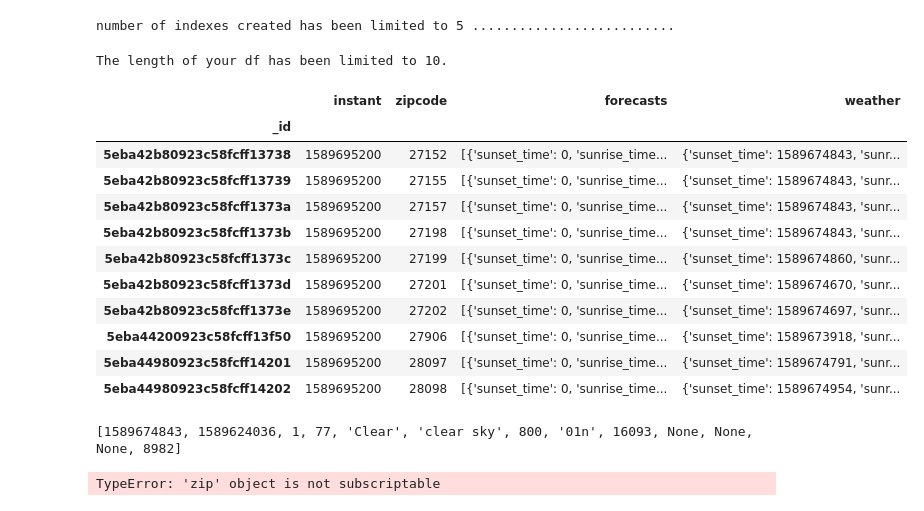
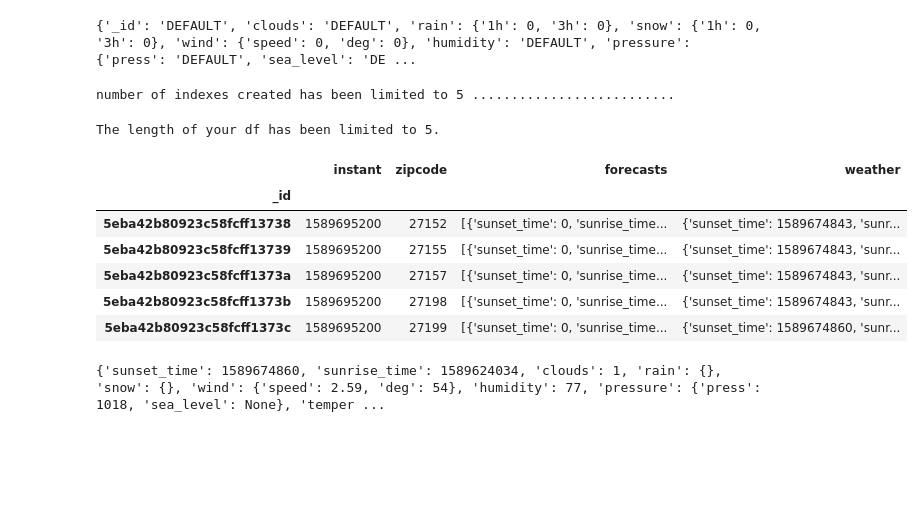
Before and after one commit to mvanorder/forecast-forecast, a Jupyter notebook: Learn/d_frame.ipynb, the cells around one changed output. Cells and saved outputs as stored; diff of their text form; code cells hidden in the pictures; blank space fills up the shorter version.

Commit message:
added default weather dict to Weather that updates with given data

```diff
--- a/Learn/d_frame.ipynb
+++ b/Learn/d_frame.ipynb
@@ -123,3 +45,7 @@ printing uri from forecast-forecast.config-- mongodb+srv://chuckvanhoff:Fe7ePrX%
+# %%
+print(w.weather)
+# %% [output]
+{'_id': 'DEFAULT', 'clouds': 'DEFAULT', 'rain': {'1h': 0, '3h': 0}, 'snow': {'1h': 0, '3h': 0}, 'wind': {'speed': 0, 'deg': 0}, 'humidity': 'DEFAULT', 'pressure': {'press': 'DEFAULT', 'sea_level': 'DE ...
 # %%
 collection = 'legit_inst'
 db = 'owmap'
@@ -188,45 +105,21 @@ def flatten(dic):
 # %%
-df = read_mongo_a(config.uri, db, collection, limit=10)
+df = read_mongo_a(config.uri, db, collection, limit=5)
 df.set_index(['_id'])
 # %% [output]
-The length of your df has been limited to 10.
+The length of your df has been limited to 5.
 |  | instant | zipcode | forecasts | weather |
 | _id |  |  |  |  |
 | 5eba42b80923c58fcff13738 | 1589695200 | 27152 | [{'sunset_time': 0, 'sunrise_time... | {'sunset_time': 1589674843, 'sunr... |
 | 5eba42b80923c58fcff13739 | 1589695200 | 27155 | [{'sunset_time': 0, 'sunrise_time... | {'sunset_time': 1589674843, 'sunr... |
 | 5eba42b80923c58fcff1373a | 1589695200 | 27157 | [{'sunset_time': 0, 'sunrise_time... | {'sunset_time': 1589674843, 'sunr... |
 | 5eba42b80923c58fcff1373b | 1589695200 | 27198 | [{'sunset_time': 0, 'sunrise_time... | {'sunset_time': 1589674843, 'sunr... |
 | 5eba42b80923c58fcff1373c | 1589695200 | 27199 | [{'sunset_time': 0, 'sunrise_time... | {'sunset_time': 1589674860, 'sunr... |
-| 5eba42b80923c58fcff1373d | 1589695200 | 27201 | [{'sunset_time': 0, 'sunrise_time... | {'sunset_time': 1589674670, 'sunr... |
-| 5eba42b80923c58fcff1373e | 1589695200 | 27202 | [{'sunset_time': 0, 'sunrise_time... | {'sunset_time': 1589674697, 'sunr... |
-| 5eba44200923c58fcff13f50 | 1589695200 | 27906 | [{'sunset_time': 0, 'sunrise_time... | {'sunset_time': 1589673918, 'sunr... |
-| 5eba44980923c58fcff14201 | 1589695200 | 28097 | [{'sunset_time': 0, 'sunrise_time... | {'sunset_time': 1589674791, 'sunr... |
-| 5eba44980923c58fcff14202 | 1589695200 | 28098 | [{'sunset_time': 0, 'sunrise_time... | {'sunset_time': 1589674954, 'sunr... |
-# %%
-# def all_keys(d):
-#     ''' Get all the dicitonary and "." format, nested dictionary keys
-#     from a dict, add them to a list, return the list.
-
-#     :param d: A python dictionary
-#     :return: A list of every key in the dictionary
-#     '''
-#     keys = []
-#     for key, value in d.items():
-#         if isinstance(d[key], dict):
-#             for sub_key in all_keys(value):
-#                 keys.append(f'{key}.{sub_key}')
-#         else:
-#             keys.append(str(key))
-#     return keys
-
-# # dic =
-# df['weather'][0]
-print(all_values(dic))
-all_keys(dic)
-ham = zip(all_keys(dic), all_values(dic))
-ham
-# flat_weather = dict(zip(all_keys(dic), all_values(dic)))
-# flat_weather
-# %% [output]
-[1589674843, 1589624036, 1, 77, 'Clear', 'clear sky', 800, '01n', 16093, None, None, None, 8982]
-TypeError: 'zip' object is not subscriptable
+# %%
+obs = df['weather'][4]
+# print(df['weather'][4])
+# overalls.flatten(obs)
+errs = overalls.compare_dicts(obs, df['weather'][3])
+# print(overalls.flatten_dict(errs), '\n')
+W = weather.Weather('27606', 'observation', data=errs)
+# %% [output]
+{'sunset_time': 1589674860, 'sunrise_time': 1589624034, 'clouds': 1, 'rain': {}, 'snow': {}, 'wind': {'speed': 2.59, 'deg': 54}, 'humidity': 77, 'pressure': {'press': 1018, 'sea_level': None}, 'temper ...
```
Also changed, not shown: parts of 9 cells of this notebook.
